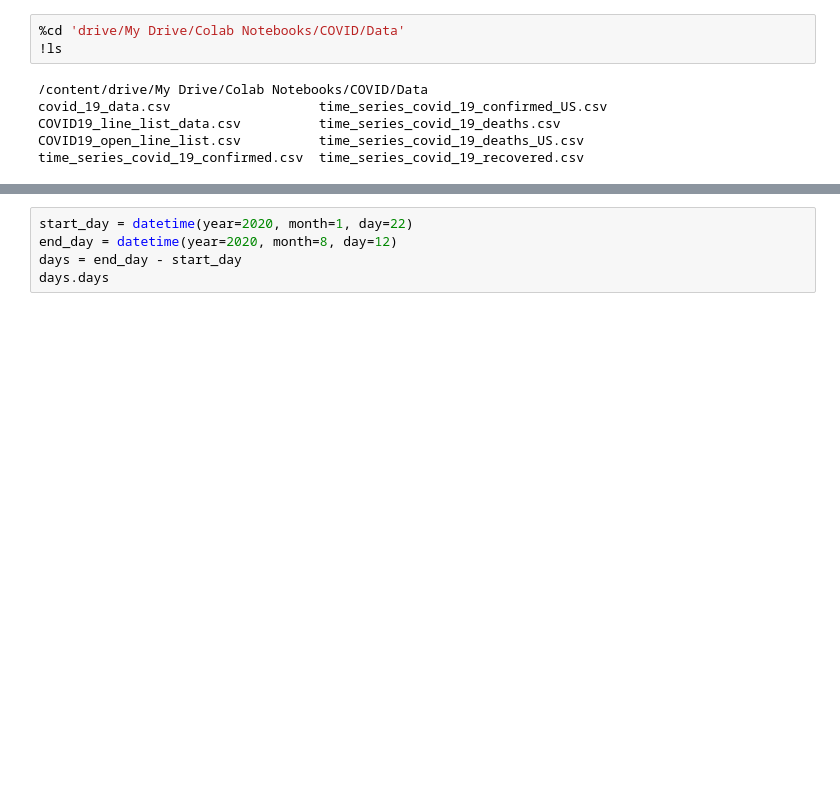
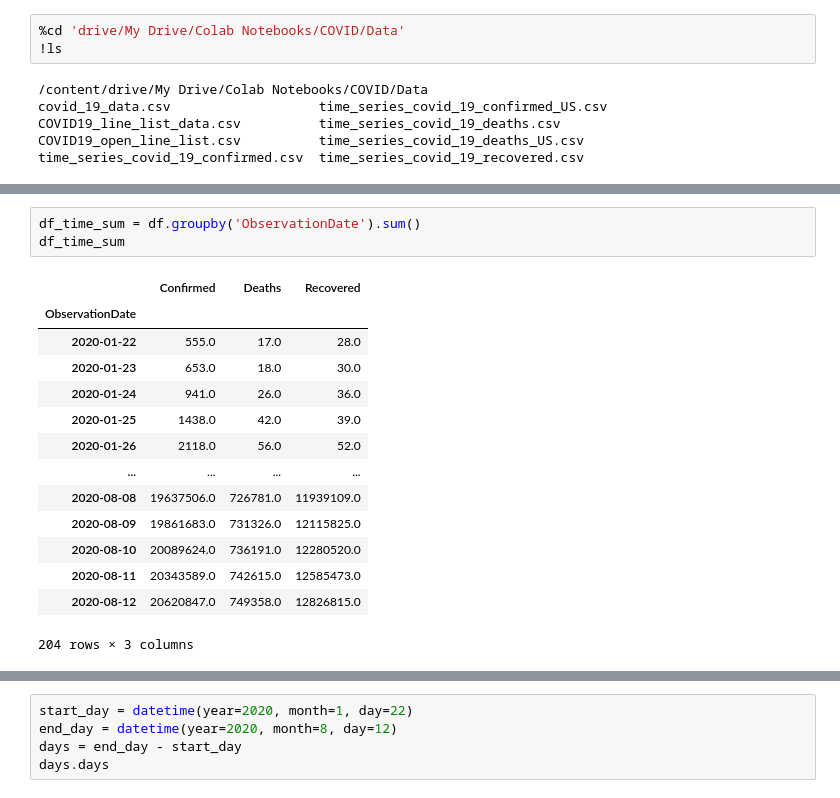
Before and after one commit to Edward-TL/covid, a Jupyter notebook: analisis_covid.ipynb, the cells around one changed output, grey strips where cells are left out. Drawn from its saved outputs; the diff is of its cells as text; blank space fills up the shorter version.

```diff
--- a/analisis_covid.ipynb
+++ b/analisis_covid.ipynb
@@ -109,0 +172,18 @@ ValueError: ignored
+# %%
+df_time_sum = df.groupby('ObservationDate').sum()
+df_time_sum
+# %% [output]
+|  | Confirmed | Deaths | Recovered |
+| ObservationDate |  |  |  |
+| 2020-01-22 | 555.0 | 17.0 | 28.0 |
+| 2020-01-23 | 653.0 | 18.0 | 30.0 |
+| 2020-01-24 | 941.0 | 26.0 | 36.0 |
+| 2020-01-25 | 1438.0 | 42.0 | 39.0 |
+| 2020-01-26 | 2118.0 | 56.0 | 52.0 |
+| ... | ... | ... | ... |
+| 2020-08-08 | 19637506.0 | 726781.0 | 11939109.0 |
+| 2020-08-09 | 19861683.0 | 731326.0 | 12115825.0 |
+| 2020-08-10 | 20089624.0 | 736191.0 | 12280520.0 |
+| 2020-08-11 | 20343589.0 | 742615.0 | 12585473.0 |
+| 2020-08-12 | 20620847.0 | 749358.0 | 12826815.0 |
+204 rows × 3 columns
```
Also changed, not shown: parts of 14 cells of this notebook.
